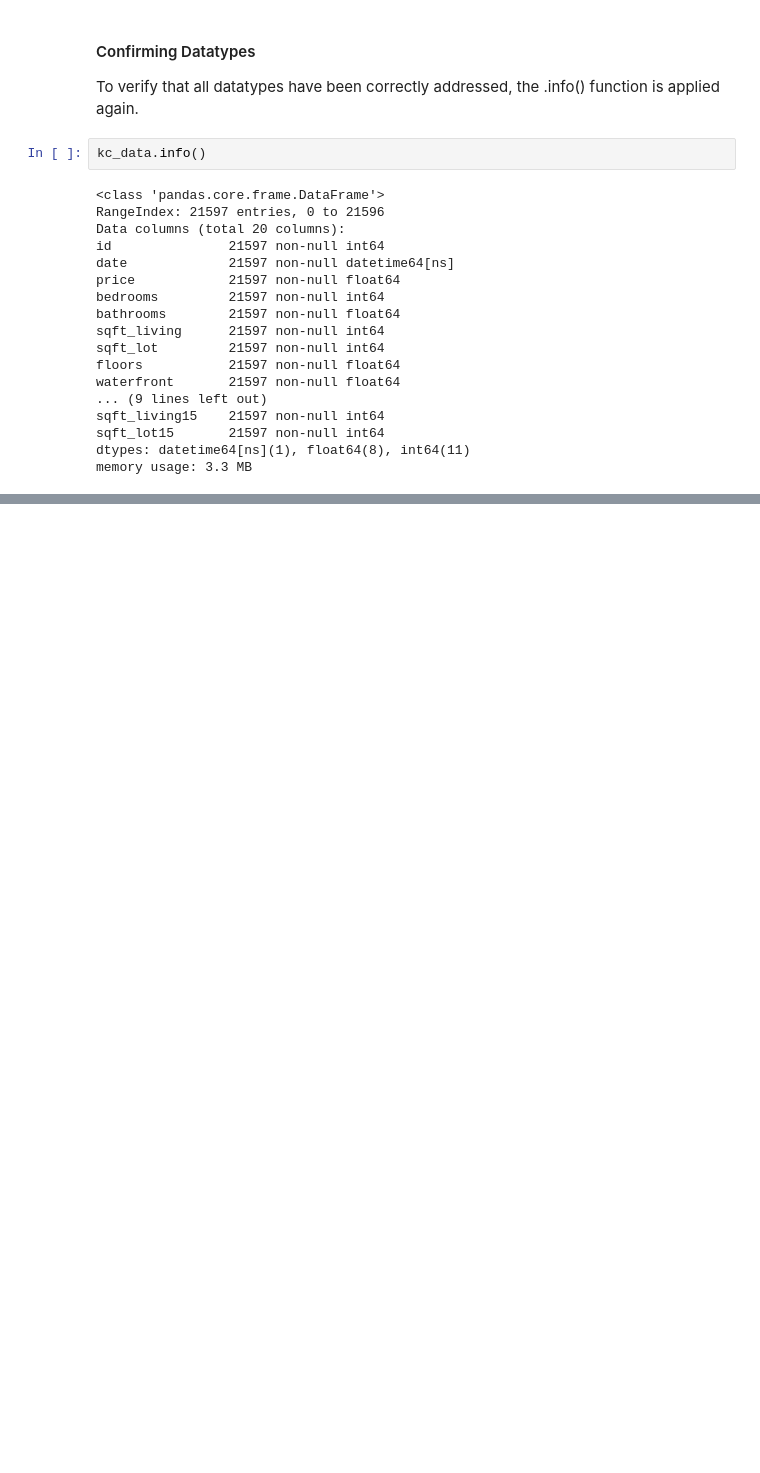
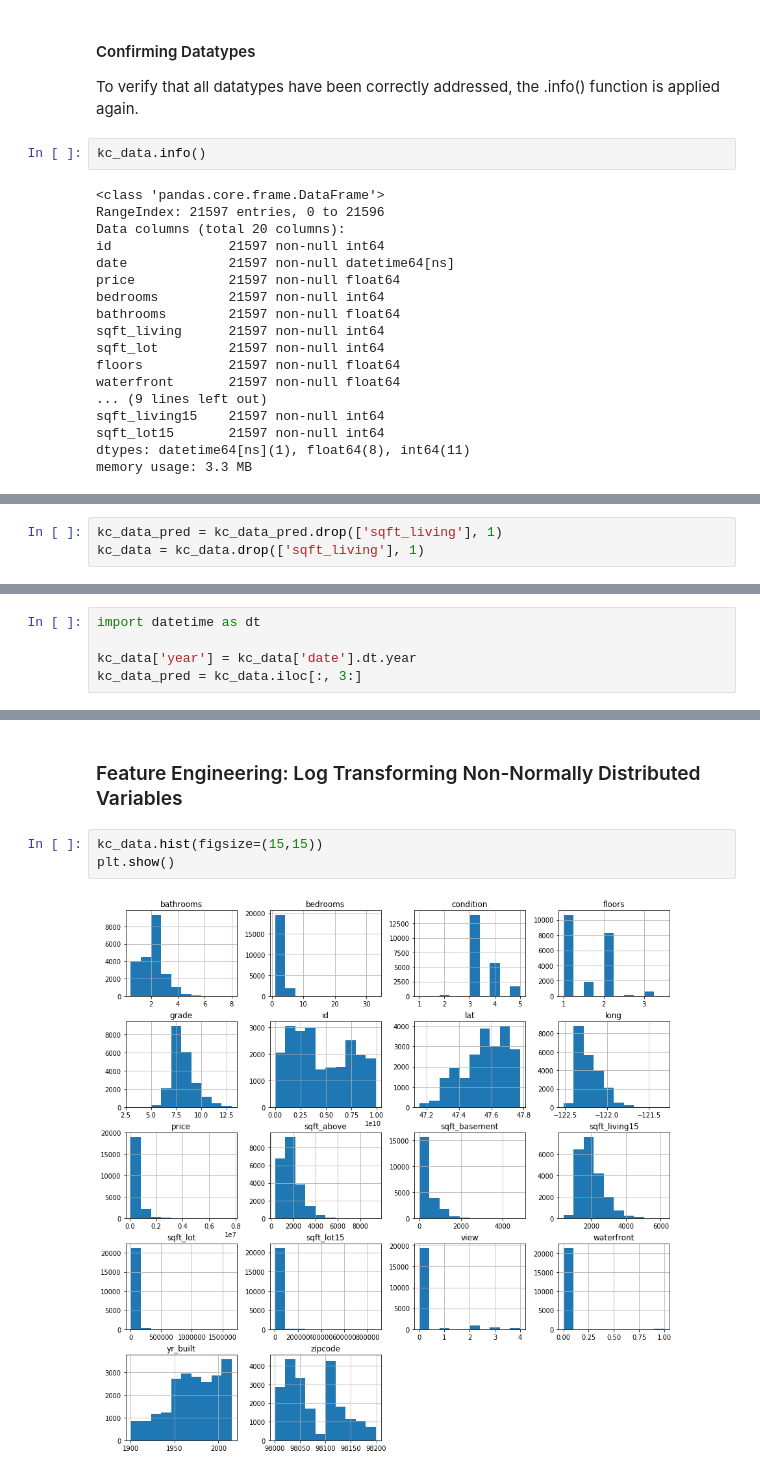
Before and after one commit to isobeldaley/dsc-v2-mod1-final-project-online-ds-ft-071519, a Jupyter notebook: student.ipynb, the cells around one changed output, grey strips where cells are left out. Drawn from its saved outputs; the diff is of its cells as text; blank space fills up the shorter version.

```diff
--- a/student.ipynb
+++ b/student.ipynb
@@ -479,0 +478,3 @@ sns.heatmap(kc_data)
+# %%
+kc_data_pred = kc_data_pred.drop(['sqft_living'], 1)
+kc_data = kc_data.drop(['sqft_living'], 1)
@@ -479,0 +559,5 @@ sns.heatmap(kc_data)
+# %%
+import datetime as dt
+
+kc_data['year'] = kc_data['date'].dt.year
+kc_data_pred = kc_data.iloc[:, 3:]
@@ -479,0 +620,7 @@ sns.heatmap(kc_data)
+# %% [markdown]
+###  Feature Engineering: Log Transforming Non-Normally Distributed Variables
+# %%
+kc_data.hist(figsize=(15,15))
+plt.show()
+# %% [output]
+[figure, added]
```
Also changed, not shown: parts of 48 cells of this notebook.
